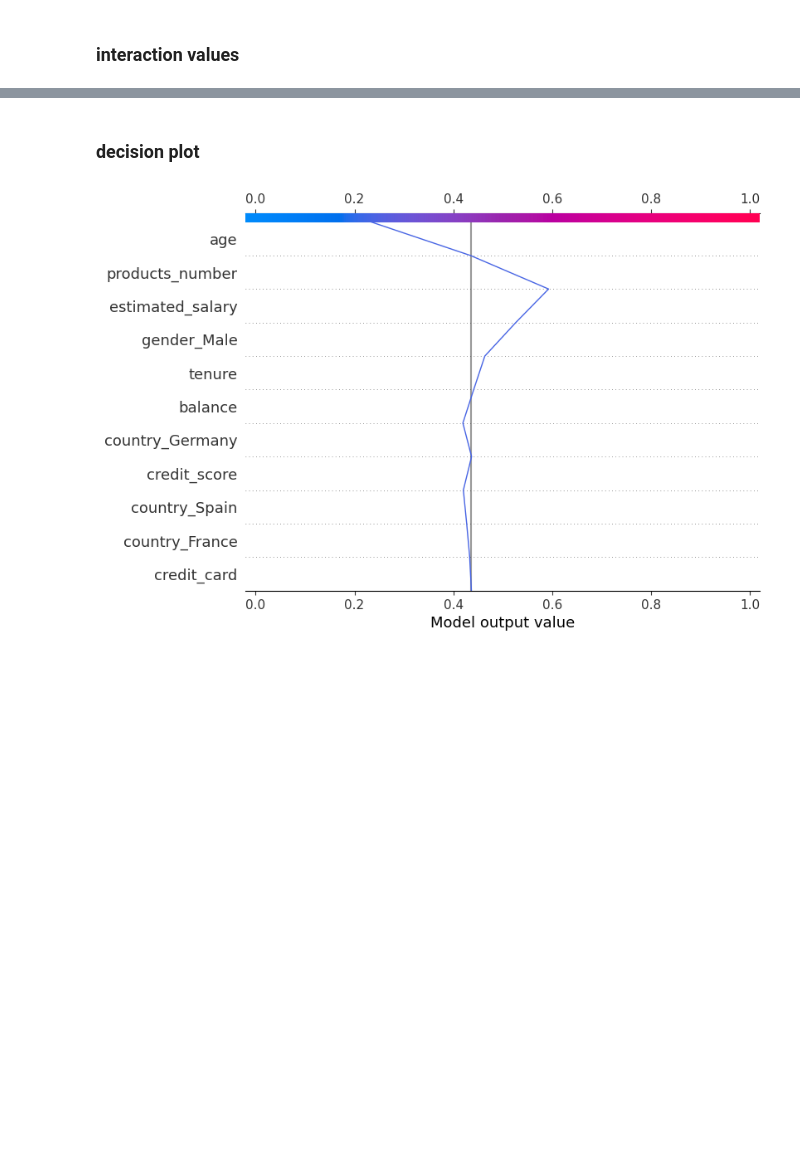
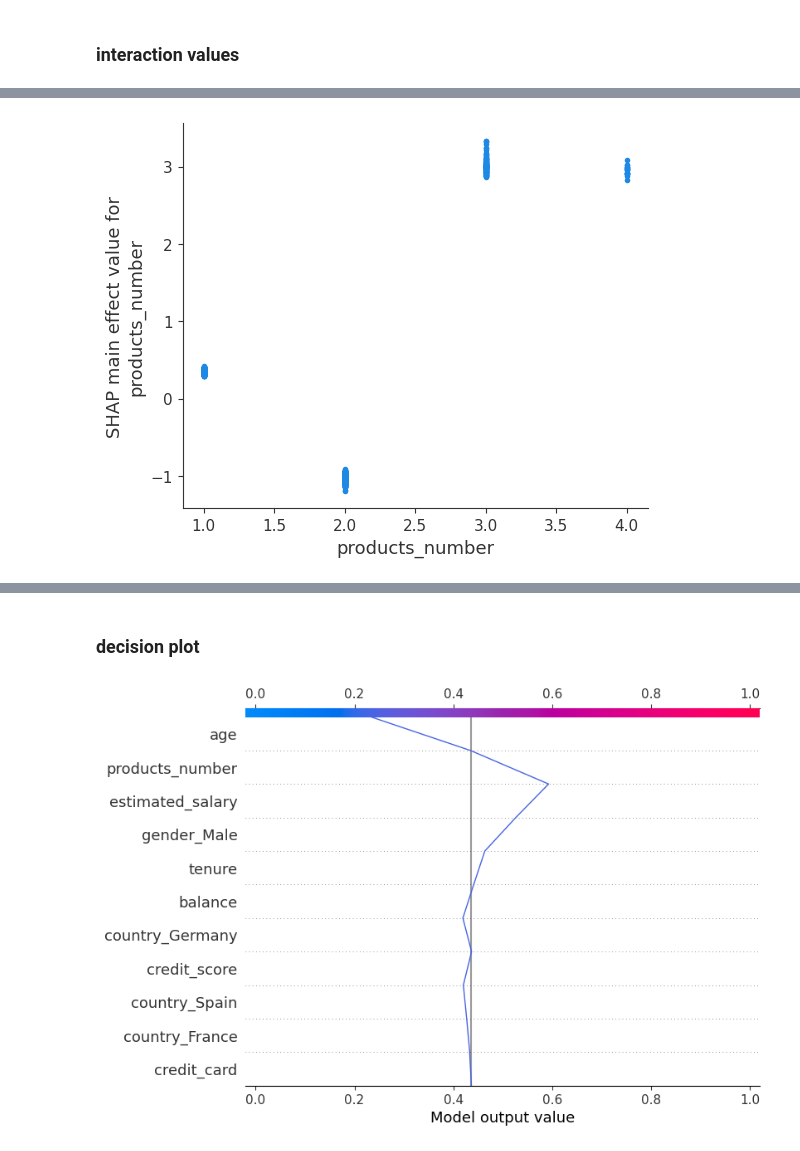
Before and after one commit to MarBry111/wit_2024_xai, a Jupyter notebook: 04_SHAP.ipynb, the cells around one changed output, grey strips where cells are left out. Drawn from its saved outputs; the diff is of its cells as text; code cells hidden in the pictures; blank space fills up the shorter version.

```diff
--- a/04_SHAP.ipynb
+++ b/04_SHAP.ipynb
@@ -170 +182,10 @@ shap.summary_plot(shap_interaction_values, X_test_num)
+# %%
+# main effect of products_number
+shap.dependence_plot(
+    ("products_number", "products_number"),
+    shap_interaction_values, X_test_num,
+    display_features=X_test_num
+)
+# %% [output]
+[figure, added]
 # %%
```
Also changed, not shown: parts of 13 cells of this notebook.
